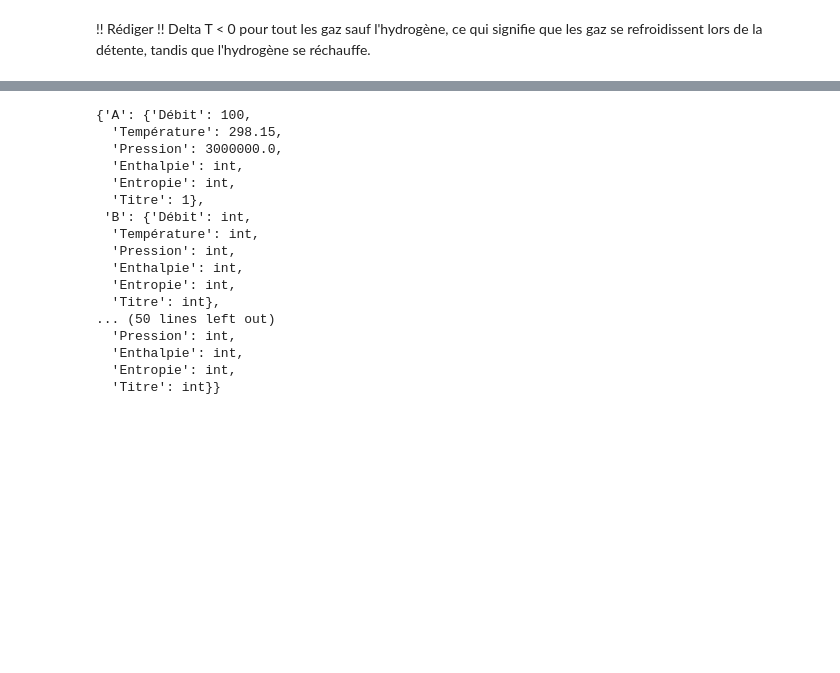
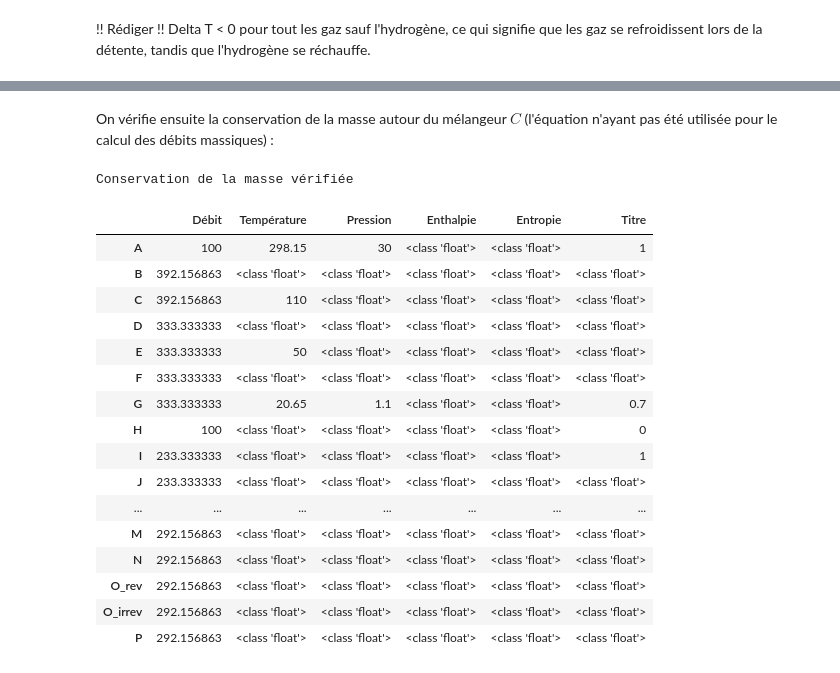
Before and after one commit to jules-spl/liquefaction_H2, a Jupyter notebook: liquefaction_h2.ipynb, the cells around one changed output, grey strips where cells are left out. Saved outputs shown, nothing was run; the diff lists cells and outputs as text; code cells hidden in the pictures; blank space fills up the shorter version.

Commit message:
flow calculation

```diff
--- a/liquefaction_h2.ipynb
+++ b/liquefaction_h2.ipynb
@@ -161,20 +190,49 @@ results["I"]["Titre"] = 1
 # %%
-results
+table["H"]["Débit"] = table["A"]["Débit"]
+
+table["G"]["Débit"] = table["H"]["Débit"]/(1-table["G"]["Titre"])
+table["I"]["Débit"] = table["G"]["Débit"]*(table["G"]["Titre"])
+
+table["J"]["Débit"] = table["I"]["Débit"]
+
+table["F"]["Débit"] = table["E"]["Débit"] = table["D"]["Débit"] = table["G"]["Débit"]
+
+table["C"]["Débit"] = (100/85)*table["D"]["Débit"]
+table["B"]["Débit"] = table["C"]["Débit"]
+
+table["P"]["Débit"] = table["B"]["Débit"] - table["A"]["Débit"]
+
+table["O_rev"]["Débit"] = table["O_irrev"]["Débit"] = table["N"]["Débit"] = table["M"]["Débit"] = table["P"]["Débit"]
+
+table["L_rev"]["Débit"] = table["M"]["Débit"] - table["J"]["Débit"]
+
+table["L_irrev"]["Débit"] = table["K"]["Débit"] = table["L_rev"]["Débit"]
-# %% [output]
-{'A': {'Débit': 100,
-  'Température': 298.15,
-  'Pression': 3000000.0,
-  'Enthalpie': int,
-  'Entropie': int,
-  'Titre': 1},
- 'B': {'Débit': int,
-  'Température': int,
-  'Pression': int,
-  'Enthalpie': int,
-  'Entropie': int,
-  'Titre': int},
-... (50 lines left out)
-  'Pression': int,
-  'Enthalpie': int,
-  'Entropie': int,
-  'Titre': int}}
+# %% [markdown]
+On vérifie ensuite la conservation de la masse autour du mélangeur $C$ (l'équation n'ayant pas été utilisée pour le calcul des débits massiques) :
+# %%
+if table["K"]["Débit"] + table["D"]["Débit"] == table["C"]["Débit"] :
+    print("Conservation de la masse vérifiée")
+# %% [output]
+Conservation de la masse vérifiée
+# %%
+df = pd.DataFrame(table)
+df = df.transpose()
+df
+# %% [output]
+|  | Débit | Température | Pression | Enthalpie | Entropie | Titre |
+| A | 100 | 298.15 | 30 | <class 'float'> | <class 'float'> | 1 |
+| B | 392.156863 | <class 'float'> | <class 'float'> | <class 'float'> | <class 'float'> | <class 'float'> |
+| C | 392.156863 | 110 | <class 'float'> | <class 'float'> | <class 'float'> | <class 'float'> |
+| D | 333.333333 | <class 'float'> | <class 'float'> | <class 'float'> | <class 'float'> | <class 'float'> |
+| E | 333.333333 | 50 | <class 'float'> | <class 'float'> | <class 'float'> | <class 'float'> |
+| F | 333.333333 | <class 'float'> | <class 'float'> | <class 'float'> | <class 'float'> | <class 'float'> |
+| G | 333.333333 | 20.65 | 1.1 | <class 'float'> | <class 'float'> | 0.7 |
+| H | 100 | <class 'float'> | <class 'float'> | <class 'float'> | <class 'float'> | 0 |
+| I | 233.333333 | <class 'float'> | <class 'float'> | <class 'float'> | <class 'float'> | 1 |
+| J | 233.333333 | <class 'float'> | <class 'float'> | <class 'float'> | <class 'float'> | <class 'float'> |
+| ... | ... | ... | ... | ... | ... | ... |
+| M | 292.156863 | <class 'float'> | <class 'float'> | <class 'float'> | <class 'float'> | <class 'float'> |
+| N | 292.156863 | <class 'float'> | <class 'float'> | <class 'float'> | <class 'float'> | <class 'float'> |
+| O_rev | 292.156863 | <class 'float'> | <class 'float'> | <class 'float'> | <class 'float'> | <class 'float'> |
+| O_irrev | 292.156863 | <class 'float'> | <class 'float'> | <class 'float'> | <class 'float'> | <class 'float'> |
+| P | 292.156863 | <class 'float'> | <class 'float'> | <class 'float'> | <class 'float'> | <class 'float'> |
```
Also changed, not shown: parts of 8 cells of this notebook.
